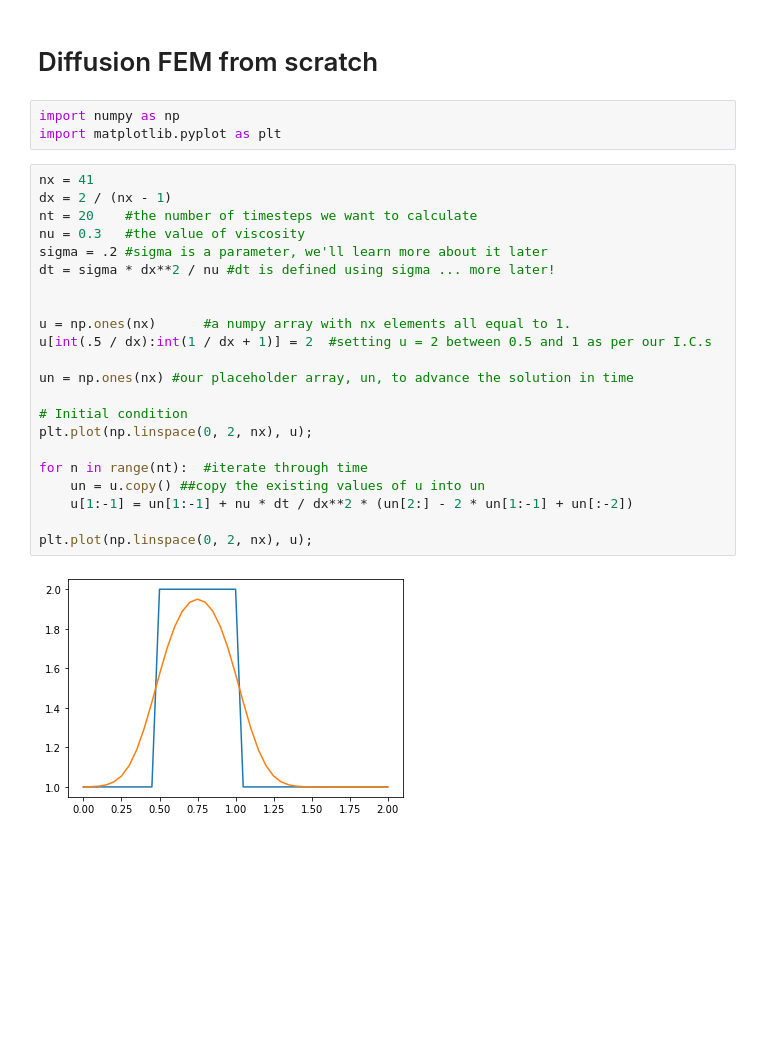
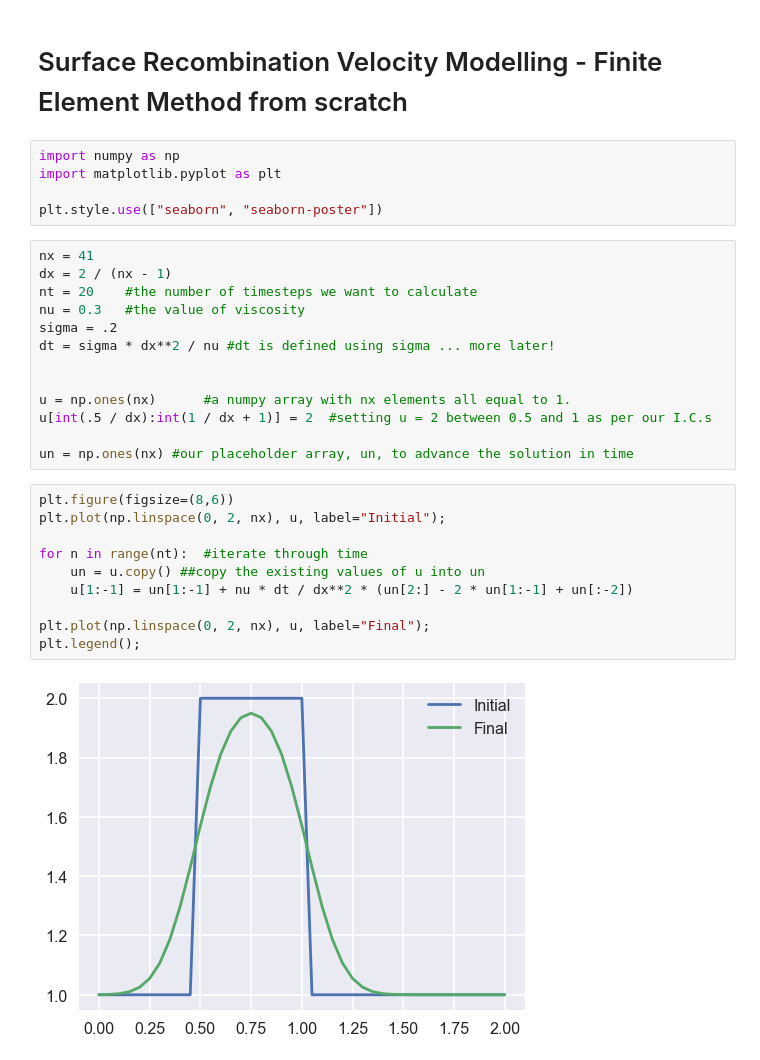
Before and after one commit to SarthakJariwala/SRV-simulations, a Jupyter notebook: FEM from scratch.ipynb, the cells around one changed output. Saved outputs shown, nothing was run; the diff lists cells and outputs as text; blank space fills up the shorter version.

```diff
--- a/FEM from scratch.ipynb
+++ b/FEM from scratch.ipynb
@@ -1,14 +1,16 @@
-# %% [markdown]
-# Diffusion FEM from scratch
+# %% [markdown]
+# Surface Recombination Velocity Modelling - Finite Element Method from scratch
 # %%
 import numpy as np
 import matplotlib.pyplot as plt
+
+plt.style.use(["seaborn", "seaborn-poster"])
 # %%
 nx = 41
 dx = 2 / (nx - 1)
 nt = 20    #the number of timesteps we want to calculate
 nu = 0.3   #the value of viscosity
-sigma = .2 #sigma is a parameter, we'll learn more about it later
+sigma = .2
 dt = sigma * dx**2 / nu #dt is defined using sigma ... more later!
 
 
@@ -16,14 +18,15 @@ u = np.ones(nx)      #a numpy array with nx elements all equal to 1.
 u[int(.5 / dx):int(1 / dx + 1)] = 2  #setting u = 2 between 0.5 and 1 as per our I.C.s
 
 un = np.ones(nx) #our placeholder array, un, to advance the solution in time
-
-# Initial condition
-plt.plot(np.linspace(0, 2, nx), u);
-
-for n in range(nt):  #iterate through time
-    un = u.copy() ##copy the existing values of u into un
-    u[1:-1] = un[1:-1] + nu * dt / dx**2 * (un[2:] - 2 * un[1:-1] + un[:-2])
-
-plt.plot(np.linspace(0, 2, nx), u);
-# %% [output]
-[figure, removed]
+# %%
+plt.figure(figsize=(8,6))
+plt.plot(np.linspace(0, 2, nx), u, label="Initial");
+
+for n in range(nt):  #iterate through time
+    un = u.copy() ##copy the existing values of u into un
+    u[1:-1] = un[1:-1] + nu * dt / dx**2 * (un[2:] - 2 * un[1:-1] + un[:-2])
+
+plt.plot(np.linspace(0, 2, nx), u, label="Final");
+plt.legend();
+# %% [output]
+[figure, added]
```
Also changed, not shown: parts of 11 cells of this notebook.
